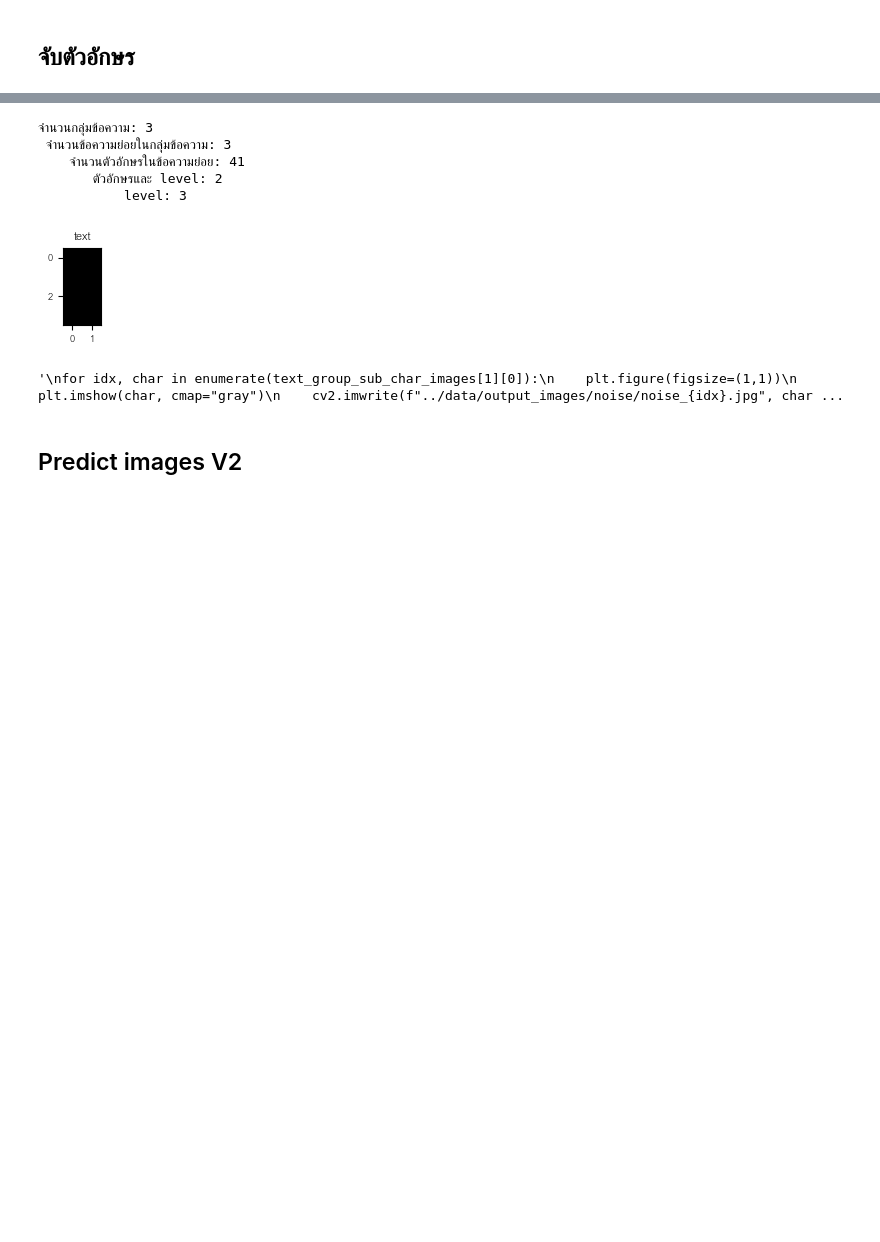
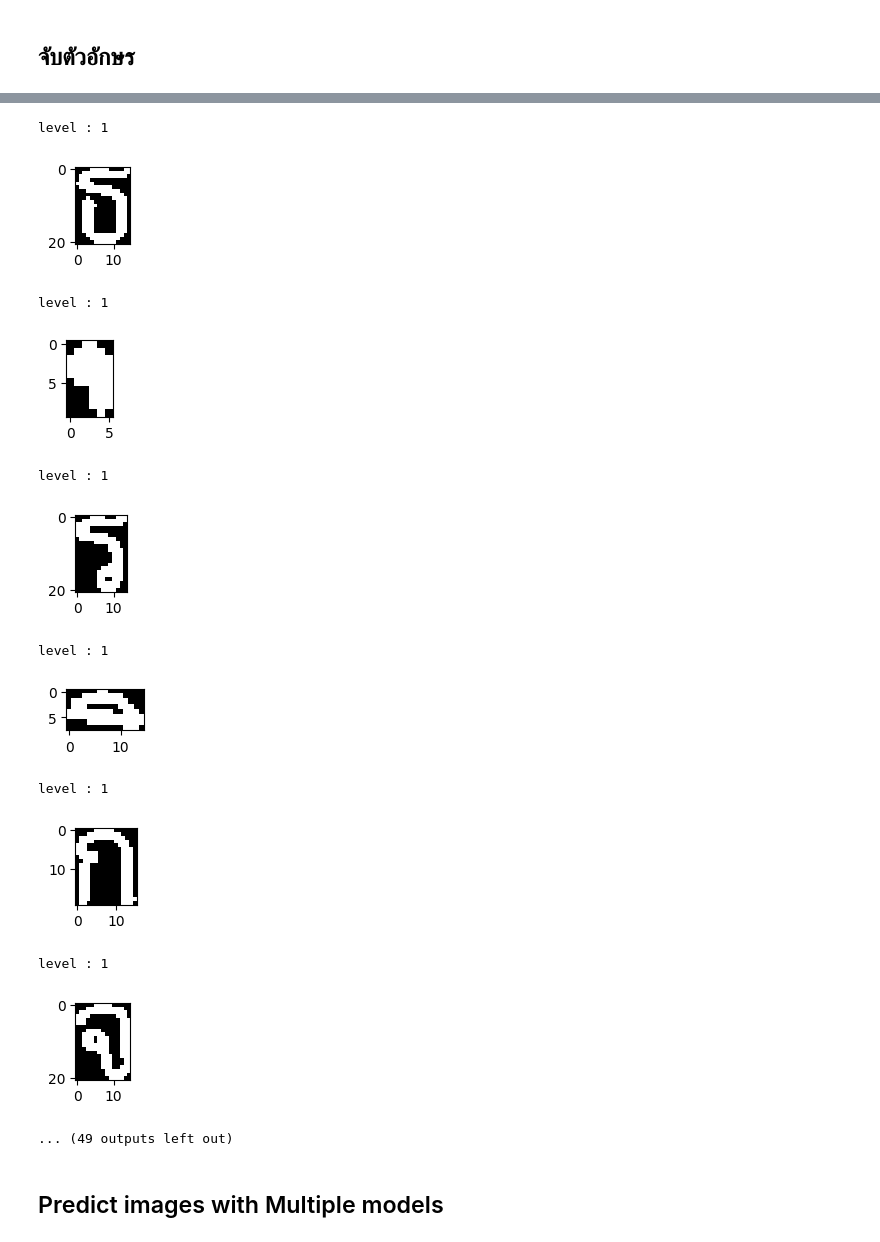
Before and after one commit to kunimpan/ocr-engine-python, a Jupyter notebook: scripts/ocr_transcripts_V3.ipynb, the cells around one changed output, grey strips where cells are left out. Saved outputs shown, nothing was run; the diff lists cells and outputs as text; code cells hidden in the pictures; blank space fills up the shorter version.

```diff
--- a/scripts/ocr_transcripts_V3.ipynb
+++ b/scripts/ocr_transcripts_V3.ipynb
@@ -33,7 +33,7 @@ def face_detection(gray_img):
         h_exp = min(gray_img.shape[0] - y_exp, h_exp)
 
         # วาดกรอบ
-        cv2.rectangle(gray_img, (x_exp, y_exp), (x_exp + w_exp, y_exp + h_exp), (255, 255, 255), thickness=-1)
+        cv2.rectangle(gray_img, (x_exp, y_exp), (x_exp + w_exp, y_exp + h_exp), (128, 128, 128), thickness=-1)
         cv2.imwrite("../data/output_images/output/face_remove.jpg", gray_img)
 
     return gray_img
@@ -41,8 +41,11 @@ def face_detection(gray_img):
 # โหลดภาพ
 #image = cv2.imread("../data/test_images/transcript/pun_20240817_0001.jpg")
 #image = cv2.imread("../data/test_images/transcript/pun_f.jpg")
-image = cv2.imread("../data/test_images/word_images/test2.png")
+image = cv2.imread("../data/test_images/transcript/pun_no_f.jpg")
+#image = cv2.imread("../data/test_images/transcript/pun_tran_mo.jpg")
+#image = cv2.imread("../data/test_images/word_images/test2.png")
 #image = cv2.imread("../data/test_images/transcript/Transcript2.jpg")
+#image = cv2.imread("../data/test_images/word_images/word_31.jpg")
 if image is None:
     raise FileNotFoundError("ไม่พบไฟล์ภาพ กรุณาตรวจสอบเส้นทางของไฟล์")
 
@@ -51,22 +54,27 @@ gray = cv2.cvtColor(image, cv2.COLOR_BGR2GRAY)
 
 gray_img = face_detection(gray)
 
+
 # การ Threshold แบบ Adaptive Gaussian
 binary_image = cv2.adaptiveThreshold(
-    gray_img, 255, cv2.ADAPTIVE_THRESH_GAUSSIAN_C, cv2.THRESH_BINARY_INV, 51,30
+    gray_img, 255, cv2.ADAPTIVE_THRESH_GAUSSIAN_C, cv2.THRESH_BINARY_INV, 61,40
+    #gray_img, 255, cv2.ADAPTIVE_THRESH_MEAN_C, cv2.THRESH_BINARY_INV, 51,12
 )
 
-kernel = np.ones((5, 90), np.uint8)
+# ใช้ Otsu Thresholding
+#_, binary_image = cv2.threshold(gray, 0, 255, cv2.THRESH_BINARY_INV + cv2.THRESH_OTSU)
+
+kernel = np.ones((6, 80), np.uint8)
 lines = cv2.dilate(binary_image, kernel, iterations=1)
 
-cv2.imwrite("../data/output_images/output/gary.jpg", gray_img)
+cv2.imwrite("../data/output_images/output/gary.jpg", gray)
 cv2.imwrite("../data/output_images/output/binary.jpg", binary_image)
 cv2.imwrite("../data/output_images/output/line.jpg", lines)
 
 #kernel = np.ones((3,9), np.uint8)
 dilalated_line_img = cv2.dilate(binary_image, kernel, iterations=1)
 
-cv2.imwrite("../data/output_images/output/cca.jpg", image)
+cv2.imwrite("../data/output_images/output/original.jpg", image)
 # %% [output]
 True
 # %% [markdown]
@@ -398,33 +427,57 @@ for idx_group, text_group in enumerate(text_group_sub_images):
 # %%
-print("จำนวนกลุ่มข้อความ:", len(text_group_sub_char_images))
-print(" จำนวนข้อความย่อยในกลุ่มข้อความ:", len(text_group_sub_char_images[0]))
-print("    จำนวนตัวอักษรในข้อความย่อย:", len(text_group_sub_char_images[0][0]))
-print("       ตัวอักษรและ level:", len(text_group_sub_char_images[0][0][0]))
-print("           level:", text_group_sub_char_images[0][0][23][1])
+#print("จำนวนกลุ่มข้อความ:", len(text_group_sub_char_images))
+#print(" จำนวนข้อความย่อยในกลุ่มข้อความ:", len(text_group_sub_char_images[0]))
+#print("    จำนวนตัวอักษรในข้อความย่อย:", len(text_group_sub_char_images[0][0]))
+#print("       ตัวอักษรและ level:", len(text_group_sub_char_images[0][0][0]))
+#print("           level:", text_group_sub_char_images[0][0][0][1])
 
 
-
+'''
 plt.figure(figsize=(1,1))
-plt.imshow(text_group_sub_char_images[0][0][23][0], cmap="gray")
+plt.imshow(text_group_sub_char_images[0][0][0], cmap="gray")
 plt.title(f"text")
 plt.show()
+'''
 
+#print(len(text_group_sub_char_images[0][0]))
+
+for idx, char in enumerate(range(0, len(text_group_sub_char_images[1][0]))): # ข้อความ, ข้อความย่อยม, รูปภาพกับlevel,
+    #print(idx)
+    plt.figure(figsize=(1,1))
+    plt.imshow(text_group_sub_char_images[1][0][idx][0], cmap="gray")
+    print("level :", text_group_sub_char_images[1][0][idx][1])
+    plt.show()
+
+'''
+for idx, img in enumerate(char):
+        print(img)
+        plt.figure(figsize=(1,1))
+        plt.imshow(img[idx][0], cmap="gray")
+        plt.title(f"text")
+        plt.show()
+'''
 
 '''
 for idx, char in enumerate(text_group_sub_char_images[1][0]):
     plt.figure(figsize=(1,1))
     plt.imshow(char, cmap="gray")
     cv2.imwrite(f"../data/output_images/noise/noise_{idx}.jpg", char)
     plt.title(f"text")
     plt.show()
 '''
 # %% [output]
-จำนวนกลุ่มข้อความ: 3
- จำนวนข้อความย่อยในกลุ่มข้อความ: 3
-    จำนวนตัวอักษรในข้อความย่อย: 41
-       ตัวอักษรและ level: 2
-           level: 3
+level : 1
-[figure, old version]
+[figure, new version]
-'\nfor idx, char in enumerate(text_group_sub_char_images[1][0]):\n    plt.figure(figsize=(1,1))\n    plt.imshow(char, cmap="gray")\n    cv2.imwrite(f"../data/output_images/noise/noise_{idx}.jpg", char ...
+level : 1
+[figure, added]
+level : 1
+[figure, added]
+level : 1
+[figure, added]
+level : 1
+[figure, added]
+level : 1
+[figure, added]
+... (49 outputs left out)
 # %% [markdown]
-## Predict images V2
+## Predict images with Multiple models
```
Also changed, not shown: parts of 7 cells of this notebook, 19 other files.
